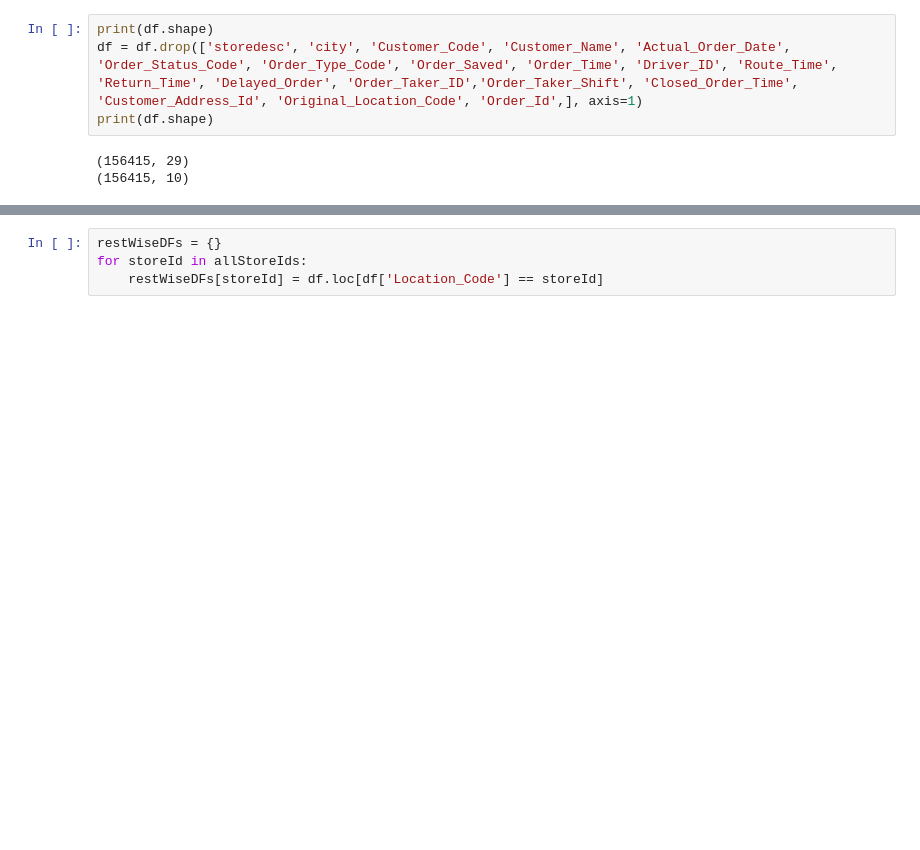
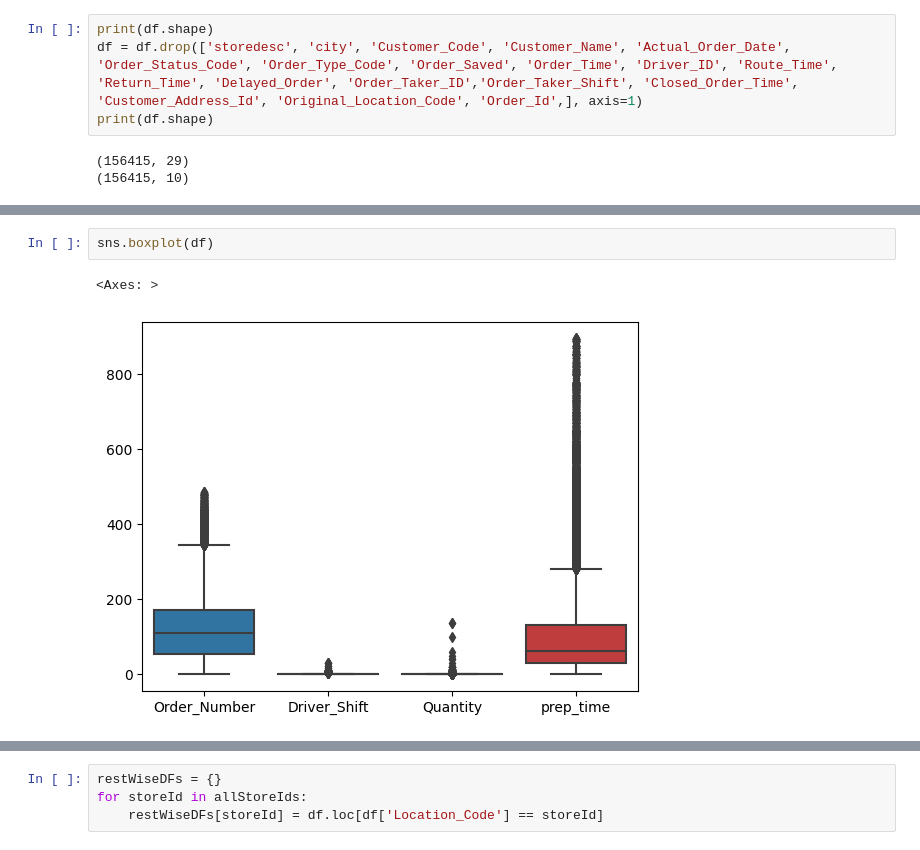
Before and after one commit to manoj2601/Dominos-Data-Analysis, a Jupyter notebook: prediction/Model-xgboost/model-restWise-xgboost-ExperimentalBhopal.ipynb, the cells around one changed output, grey strips where cells are left out. Saved outputs shown, nothing was run; the diff lists cells and outputs as text; blank space fills up the shorter version.

```diff
--- a/prediction/Model-xgboost/model-restWise-xgboost-ExperimentalBhopal.ipynb
+++ b/prediction/Model-xgboost/model-restWise-xgboost-ExperimentalBhopal.ipynb
@@ -83,2 +105,7 @@ df.head()
+# %%
+sns.boxplot(df)
+# %% [output]
+<Axes: >
+[figure, added]
 # %%
 allMenuCodes = df['Menu_Code'].unique()
```
Also changed, not shown: parts of 58 cells of this notebook, 4 other files.
